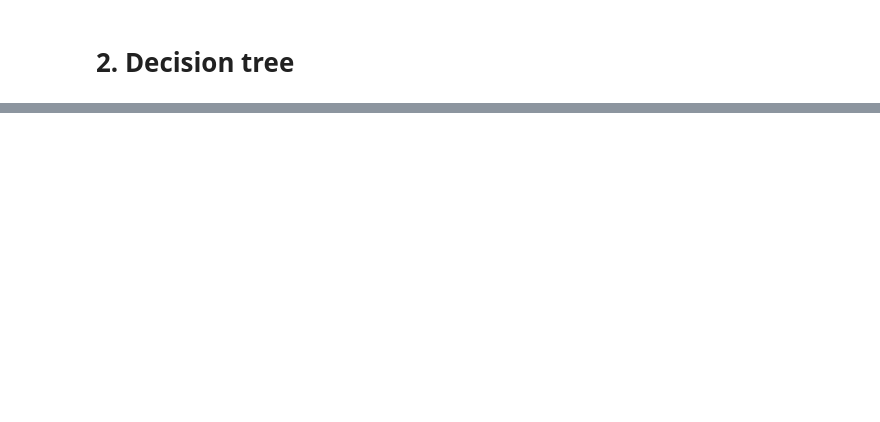
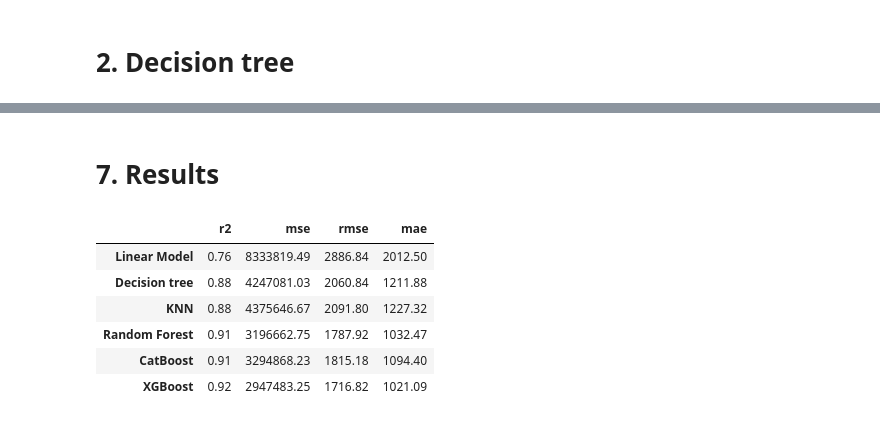
Before and after one commit to yegorchq/usedcars, a Jupyter notebook: usedcars.ipynb, the cells around one changed output, grey strips where cells are left out. Drawn from its saved outputs; the diff is of its cells as text; code cells hidden in the pictures; blank space fills up the shorter version.

Commit message:
added XGBoost and CatBoost

```diff
--- a/usedcars.ipynb
+++ b/usedcars.ipynb
@@ -639,0 +762,23 @@ df_metrics
+# %%
+from catboost import CatBoostRegressor
+
+regressor = CatBoostRegressor(
+    cat_features=categorical.tolist(),
+    iterations=500,
+    early_stopping_rounds=50,
+    thread_count=-1,
+    random_state=56,
+    verbose=100
+)
+
+regressor.fit(X_train, y_train)
+y_pred = regressor.predict(X_valid)
+
+df_metrics.loc['CatBoost'] = np.round([
+    r2_score(y_valid, y_pred),
+    mean_squared_error(y_valid, y_pred),
+    np.sqrt(mean_squared_error(y_valid, y_pred)),
+    mean_absolute_error(y_valid, y_pred)
+],2)
+
+df_metrics.loc[['CatBoost']]
@@ -639,0 +796,12 @@ df_metrics
+# %% [markdown]
+# 7. Results
+# %%
+df_metrics.sort_values(by='r2')
+# %% [output]
+|  | r2 | mse | rmse | mae |
+| Linear Model | 0.76 | 8333819.49 | 2886.84 | 2012.50 |
+| Decision tree | 0.88 | 4247081.03 | 2060.84 | 1211.88 |
+| KNN | 0.88 | 4375646.67 | 2091.80 | 1227.32 |
+| Random Forest | 0.91 | 3196662.75 | 1787.92 | 1032.47 |
+| CatBoost | 0.91 | 3294868.23 | 1815.18 | 1094.40 |
+| XGBoost | 0.92 | 2947483.25 | 1716.82 | 1021.09 |
```
Also changed, not shown: parts of 21 cells of this notebook, 1 other file.
